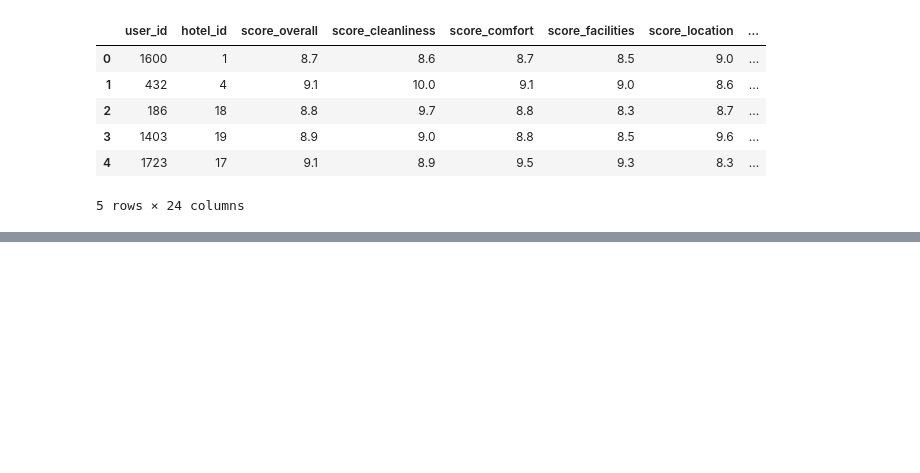
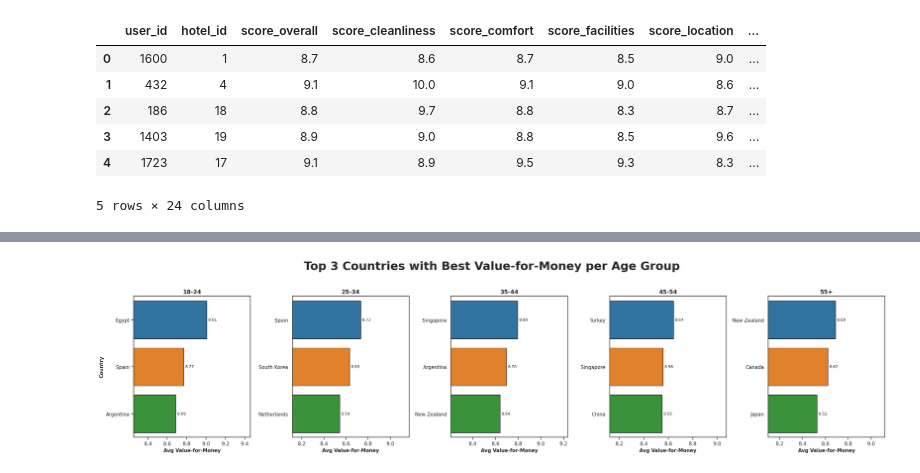
Before and after one commit to helguindy/hotel-booking-analytics, a Jupyter notebook: notebooks/habiba.ipynb, the cells around one changed output, grey strips where cells are left out. Drawn from its saved outputs; the diff is of its cells as text; code cells hidden in the pictures; blank space fills up the shorter version.

```diff
--- a/notebooks/habiba.ipynb
+++ b/notebooks/habiba.ipynb
@@ -145,0 +202,11 @@ shutil.move("/kaggle/working/data/merged_hotel_data.csv", "/kaggle/working/merge
+# %%
+#group age group with country
+#get the average score value for money
+#reset index
+avg_value = merged_df.groupby(['age_group', 'country_y'])['score_value_for_money'].mean().reset_index()
+# %%
+#sort age group ascending but score value for money in descending
+#get top 3
+avg_value = avg_value.sort_values(['age_group', 'score_value_for_money'], ascending=[True, False])
+top3 = avg_value.groupby('age_group').head(3)
+top3
@@ -145,0 +230,58 @@ shutil.move("/kaggle/working/data/merged_hotel_data.csv", "/kaggle/working/merge
+# %%
+import matplotlib.pyplot as plt
+import seaborn as sns
+
+
+sns.set(style="ticks")
+
+
+age_groups = top3['age_group'].unique()
+
+# create one plot for each age group
+plt.figure(figsize=(5 * len(age_groups), 6))
+
+for i, group in enumerate(age_groups, start=1):
+    # filter only this age group
+    group_data = top3[top3['age_group'] == group].sort_values(
+        by='score_value_for_money', ascending=False
+    )
+
+    # a subplot
+    plt.subplot(1, len(age_groups), i)
+
+
+    sns.barplot(
+        data=group_data,
+        y='country_y',
+        x='score_value_for_money',
+        palette='tab10',  # bright colors
+        edgecolor='black'
+    )
+
+
+    plt.title(f'{group}', fontsize=13, fontweight='bold')
+    plt.xlabel('Avg Value-for-Money', fontsize=11, fontweight='bold')
+
+    # only show y label on first plot
+    if i == 1:
+        plt.ylabel('Country', fontsize=11 , fontweight='bold')
+    else:
+        plt.ylabel('')
+        plt.tick_params(axis='y', left=False)
+
+    # add numbers on bars
+    for container in plt.gca().containers:
+        plt.bar_label(container, fmt='%.2f', fontsize=9, padding=3)
+
+    # zoom in on the range to exaggerate differences
+    min_score = group_data['score_value_for_money'].min()
+    max_score = group_data['score_value_for_money'].max()
+    plt.xlim(min_score * 0.95, max_score * 1.05)
+
+plt.suptitle('Top 3 Countries with Best Value-for-Money per Age Group',
+             fontsize=26, fontweight='bold', y=1.03)
+
+plt.tight_layout()
+plt.show()
+# %% [output]
+[figure, added]
```
Also changed, not shown: parts of 18 cells of this notebook.
